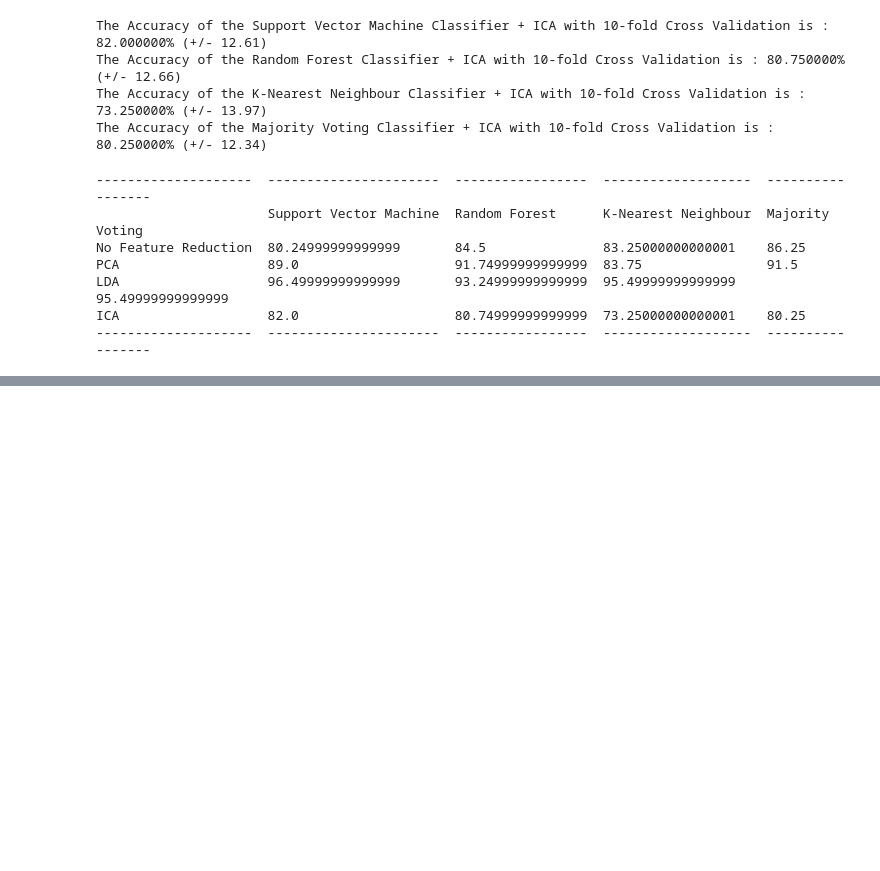
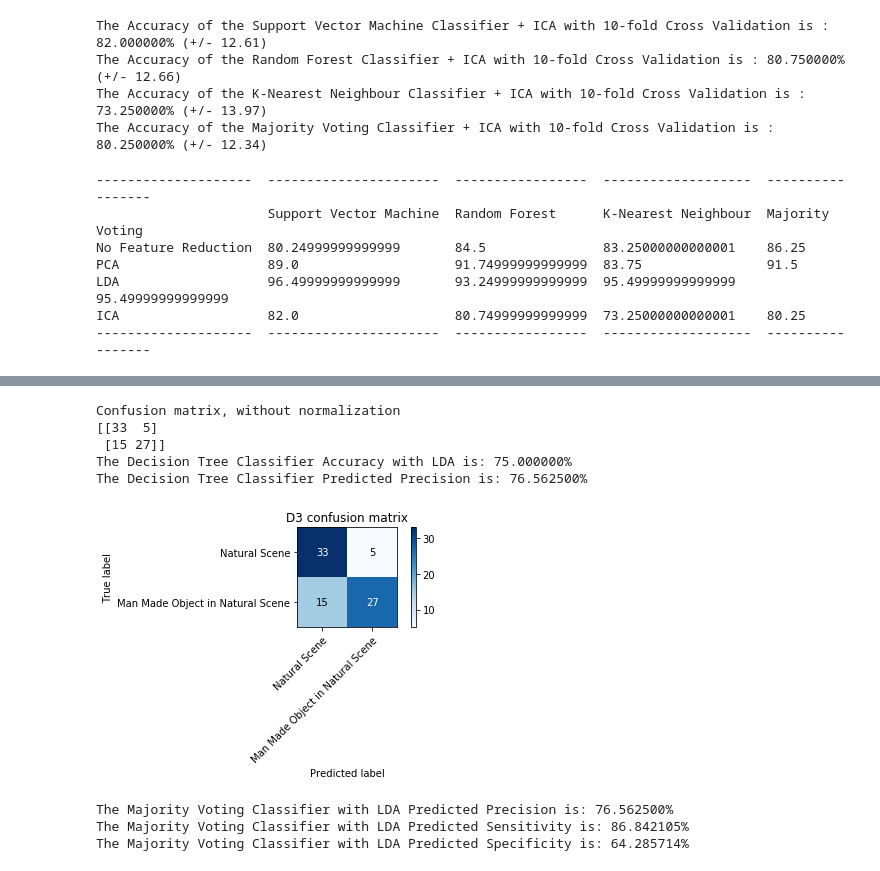
Before and after one commit to saimoonquazi/pattern_rec_project, a Jupyter notebook: Classification-Saimoon.ipynb, the cells around one changed output, grey strips where cells are left out. Cells and saved outputs as stored; diff of their text form; code cells hidden in the pictures; blank space fills up the shorter version.

```diff
--- a/Classification-Saimoon.ipynb
+++ b/Classification-Saimoon.ipynb
@@ -23,7 +26,7 @@ Calling File reader and splitting train and test set from the overall data
 # %%
 filename='features_train.csv'
 data,features,labels=data_file_reader.file_reader(filename,'train')
-#train_data_features, test_data_features, train_data_labels, test_data_labels = train_test_split(features, labels, test_size=0.2, random_state=10)
+train_data_features, test_data_features, train_data_labels, test_data_labels = train_test_split(features, labels, test_size=0.2, random_state=10)
 # %% [markdown]
 Defining the classifiers to be used
 # %%
@@ -210,0 +275,40 @@ print(prediction)
+# %%
+lda=LDA(n_components=200)
+lda_train_set_cm=lda.fit_transform(train_data_features,np.ravel(train_data_labels))
+lda_test_set_cm = lda.transform(test_data_features)
+
+classes=['Natural Scene','Man Made Object in Natural Scene']
+clf_cm=mv.fit(lda_train_set_cm,np.ravel(train_data_labels))
+prediction_cm=clf_cm.predict(lda_test_set_cm)
+cmat_mv=confusion_matrix(test_data_labels,prediction_cm)
+plot_confusion_matrix(cmat_mv, classes=classes, title='D3 confusion matrix')
+plt.savefig('MV confusion matrix.png')
+
+#Evaluate performance of the Classifer with LDA
+mv_lda_score=accuracy_score(test_data_labels,prediction_cm)
+print('The Decision Tree Classifier Accuracy with LDA is: %f'%(mv_lda_score*100)+'%')
+# %% [output]
+Confusion matrix, without normalization
+[[33  5]
+ [15 27]]
+The Decision Tree Classifier Accuracy with LDA is: 75.000000%
+The Decision Tree Classifier Predicted Precision is: 76.562500%
+[figure, added]
+# %%
+TP = cmat_mv[0,0]
+TN = cmat_mv[1,1]
+FP = cmat_mv[1,0]
+FN = cmat_mv[0,1]
+
+
+Predicted_precision_mv_lda=precision_score(test_data_labels, prediction_cm, average='macro')
+print('The Majority Voting Classifier with LDA Predicted Precision is: %f'%(Predicted_precision_mv_lda*100)+'%')
+
+sensitivity=(TP/(TP+FN))
+specificity=(TN/(TN+FP))
+print('The Majority Voting Classifier with LDA Predicted Sensitivity is: %f'%(sensitivity*100)+'%')
+print('The Majority Voting Classifier with LDA Predicted Specificity is: %f'%(specificity*100)+'%')
+# %% [output]
+The Majority Voting Classifier with LDA Predicted Precision is: 76.562500%
+The Majority Voting Classifier with LDA Predicted Sensitivity is: 86.842105%
+The Majority Voting Classifier with LDA Predicted Specificity is: 64.285714%
```
Also changed, not shown: parts of 5 cells of this notebook, 26 other files.
